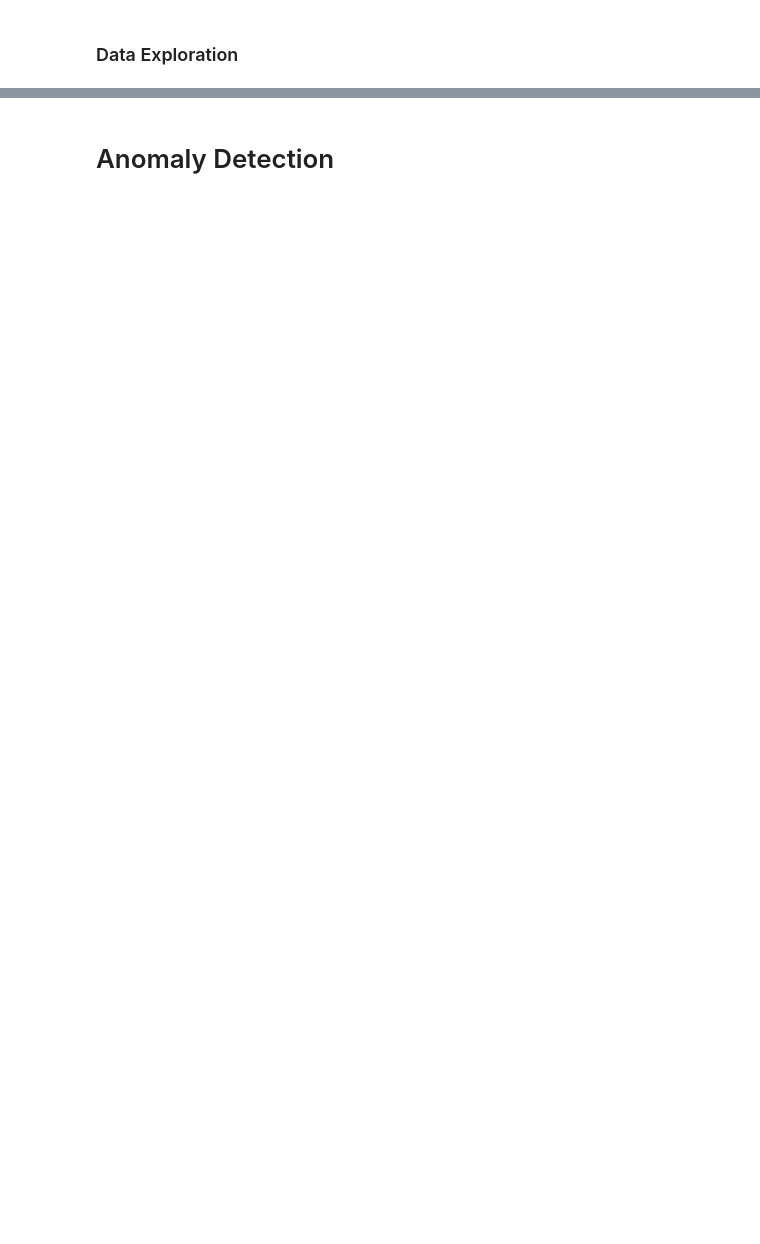
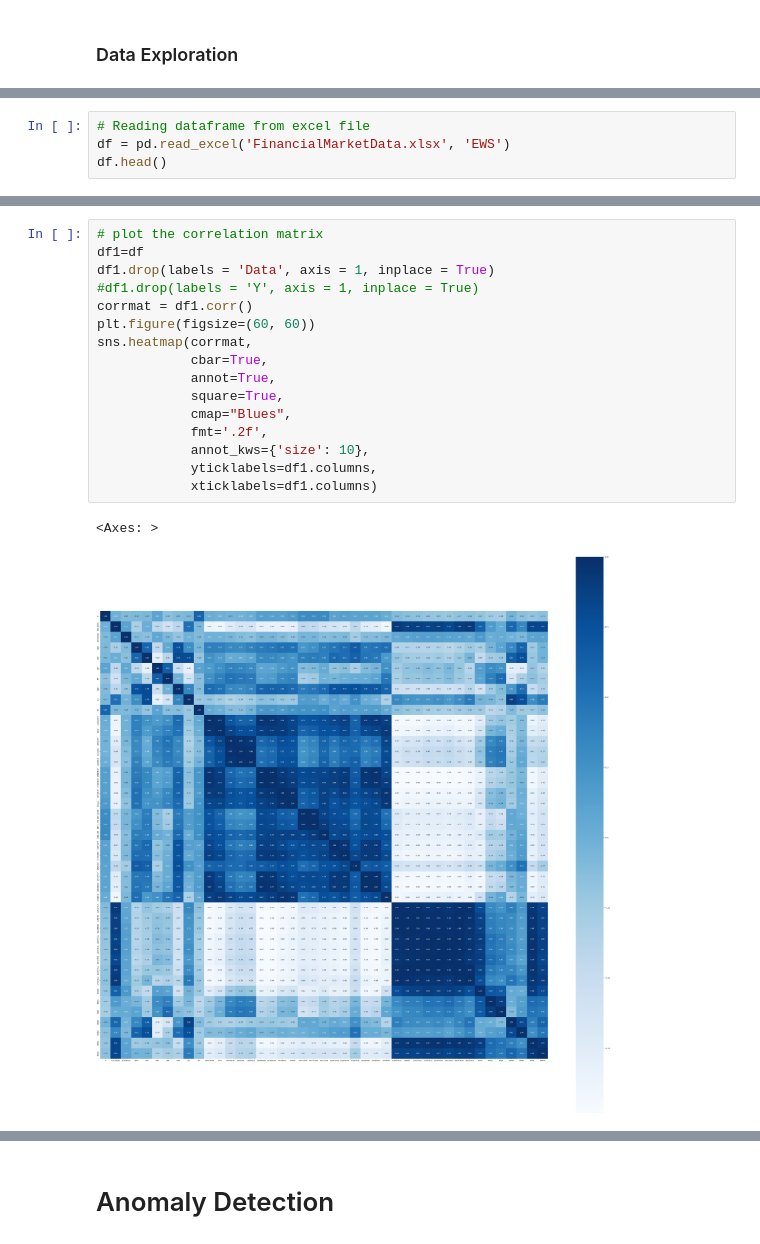
Before and after one commit to venturellimatteo/fintech-projects, a Jupyter notebook: 3 - Anomaly Detection/AnomalyDetection.ipynb, the cells around one changed output, grey strips where cells are left out. Cells and saved outputs as stored; diff of their text form; blank space fills up the shorter version.

```diff
--- a/3 - Anomaly Detection/AnomalyDetection.ipynb
+++ b/3 - Anomaly Detection/AnomalyDetection.ipynb
@@ -41,0 +80,4 @@ warnings.simplefilter(action='ignore', category=Warning)
+# %%
+# Reading dataframe from excel file
+df = pd.read_excel('FinancialMarketData.xlsx', 'EWS')
+df.head()
@@ -41,0 +92,19 @@ warnings.simplefilter(action='ignore', category=Warning)
+# %%
+# plot the correlation matrix
+df1=df
+df1.drop(labels = 'Data', axis = 1, inplace = True)
+#df1.drop(labels = 'Y', axis = 1, inplace = True)
+corrmat = df1.corr()
+plt.figure(figsize=(60, 60))
+sns.heatmap(corrmat,
+            cbar=True,
+            annot=True,
+            square=True,
+            cmap="Blues",
+            fmt='.2f',
+            annot_kws={'size': 10},
+            yticklabels=df1.columns,
+            xticklabels=df1.columns)
+# %% [output]
+<Axes: >
+[figure, added]
```
Also changed, not shown: parts of 142 cells of this notebook, 6 other files.
